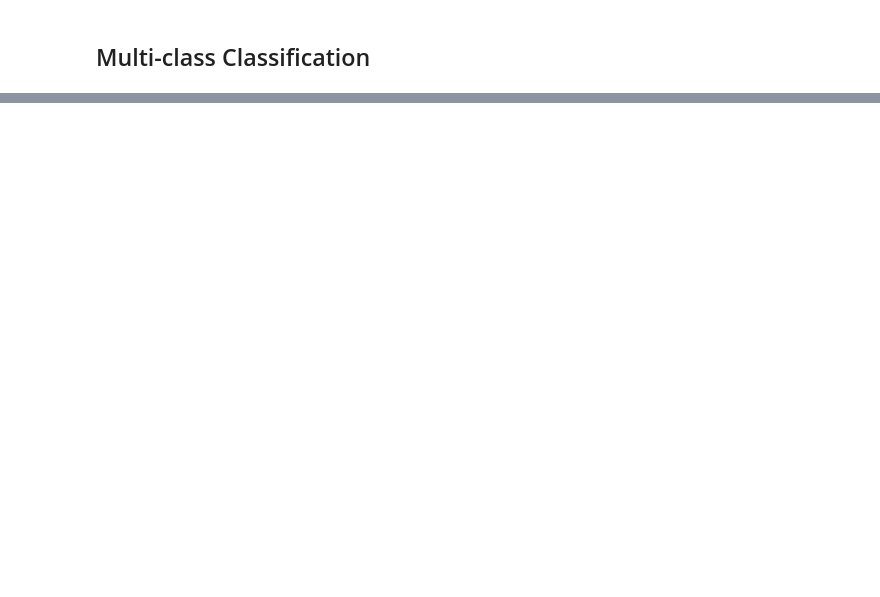
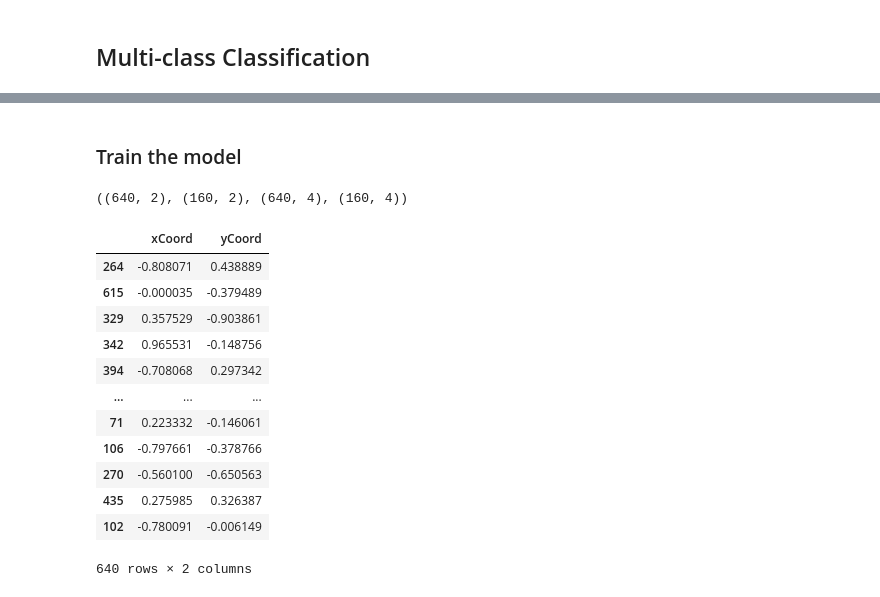
Before and after one commit to PaulToronto/DataCamp---Introduction-to-Deep-Learning-with-Keras, a Jupyter notebook: Part_2_of_4_Going_Deeper.ipynb, the cells around one changed output, grey strips where cells are left out. Cells and saved outputs as stored; diff of their text form; code cells hidden in the pictures; blank space fills up the shorter version.

```diff
--- a/Part_2_of_4_Going_Deeper.ipynb
+++ b/Part_2_of_4_Going_Deeper.ipynb
@@ -227,0 +441,28 @@ preds = np.array(preds > 0.5, dtype=int)
+# %% [markdown]
+### Train the model
+# %%
+# first do a train_test_split
+coord_train, coord_test, competitors_train, competitors_test = train_test_split(coordinates,
+                                                                                competitors,
+                                                                                train_size=0.8,
+                                                                                random_state=42)
+
+coord_train.shape, coord_test.shape, competitors_train.shape, competitors_test.shape
+# %% [output]
+((640, 2), (160, 2), (640, 4), (160, 4))
+# %%
+coord_train
+# %% [output]
+|  | xCoord | yCoord |
+| 264 | -0.808071 | 0.438889 |
+| 615 | -0.000035 | -0.379489 |
+| 329 | 0.357529 | -0.903861 |
+| 342 | 0.965531 | -0.148756 |
+| 394 | -0.708068 | 0.297342 |
+| ... | ... | ... |
+| 71 | 0.223332 | -0.146061 |
+| 106 | -0.797661 | -0.378766 |
+| 270 | -0.560100 | -0.650563 |
+| 435 | 0.275985 | 0.326387 |
+| 102 | -0.780091 | -0.006149 |
+640 rows × 2 columns
```
Also changed, not shown: parts of 38 cells of this notebook.
